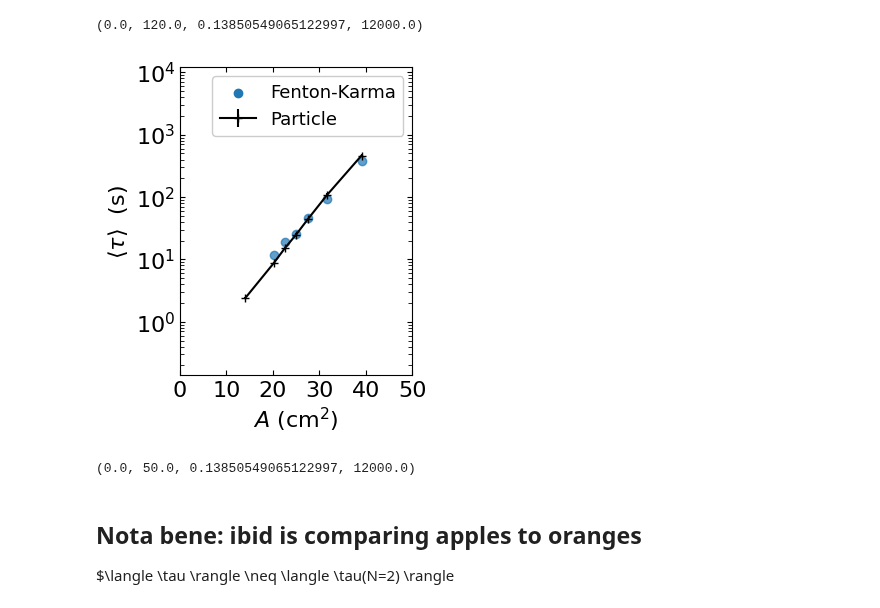
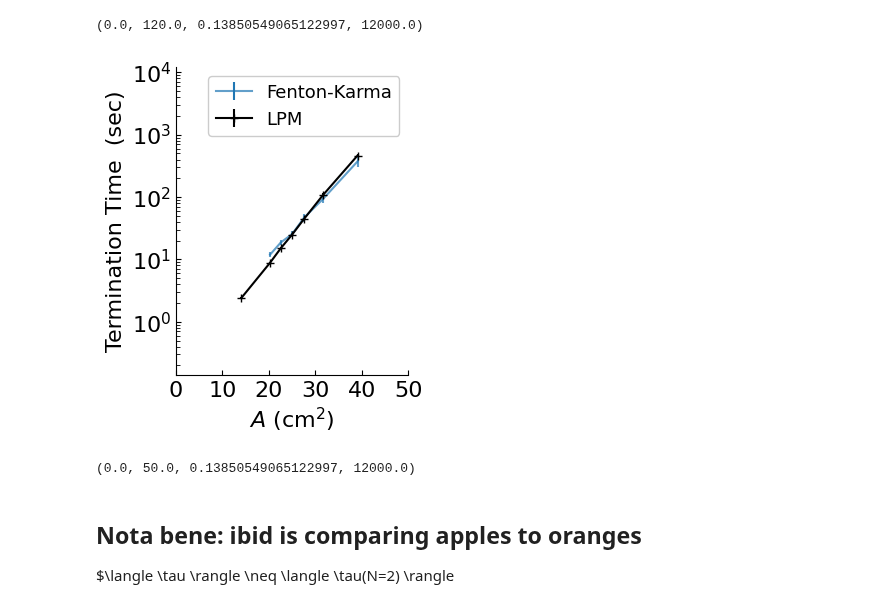
Before and after one commit to timtyree/bgmc, a Jupyter notebook: python/comparing termination time dependence on domain size.ipynb, the cells around one changed output. Saved outputs shown, nothing was run; the diff lists cells and outputs as text; code cells hidden in the pictures.

```diff
--- a/python/comparing termination time dependence on domain size.ipynb
+++ b/python/comparing termination time dependence on domain size.ipynb
@@ -303,21 +337,12 @@ max_num_points_to_show = 7
 fig,ax=plt.subplots(figsize=figsize)
 # color_lst = ['C0','C1']
 color_lst = ['k','r']
-#plot particle model results
-max_count_show = 1
-count = 0
-for i,(D,g) in enumerate(df_taul.groupby('D')):
-    count+= 1
-    if count<=max_count_show:
-        color = f"C{i}"
-        color = color_lst[i]
-    #     g.plot.scatter(x='A',y='tau',color=color,ax=ax,marker='+')
-    #     ax.errorbar(g['A'], g['tau'], yerr=g['Delta_tau'],color=color,marker='+')
-        ax.errorbar(g['A'].head(max_num_points_to_show), g['tau'].head(max_num_points_to_show), yerr=g['Delta_tau'].head(max_num_points_to_show),
-                    color=color,marker='+',label='Particle')
 
 #plot full model results
-ax.scatter(xfk,yfk,c='C0',alpha=alpha,label='Fenton-Karma')
+# ax.errorbar(xfk,yfk,Delta_yfk,c='C0',alpha=alpha,label='Fenton-Karma')
+ax.errorbar(xfk,yfk,(1.96*dyfk,1.96*dyfk),c='C0',alpha=alpha,label='Fenton-Karma')
+# ax.errorbar(xfk,yfk,yerr1=yfk-dyfk,yerr2=yfk+yfk,c='C0',alpha=alpha,label='Fenton-Karma')
+# ax.scatter(xfk,yfk,c='C0',alpha=alpha,label='Fenton-Karma')
 # ax.scatter(xlr,ylr,c='C1',alpha=alpha,label='Luo-Rudy')
 #plot the simulated annealing fits
 # # ax.scatter(xfk,yfk_pred,c='k',alpha=alpha,marker='+')#,label='Fenton-Karma')
@@ -335,41 +360,66 @@ ax.scatter(xfk,yfk,c='C0',alpha=alpha,label='Fenton-Karma')
 # ax.plot(xv,tau_pred_foofk(xv),':',color='gray')#,'k--',lw=2)
 # xv=np.linspace(10,180,10)
 # ax.plot(xv,tau_pred_foolr(xv),':',color='gray')#,'k--',lw=2)
+
+
+#plot particle model results
+max_count_show = 1
+count = 0
+for i,(D,g) in enumerate(df_taul.groupby('D')):
+    count+= 1
+    if count<=max_count_show:
+        color = f"C{i}"
+        color = color_lst[i]
+    #     g.plot.scatter(x='A',y='tau',color=color,ax=ax,marker='+')
+    #     ax.errorbar(g['A'], g['tau'], yerr=g['Delta_tau'],color=color,marker='+')
+        ax.errorbar(g['A'].head(max_num_points_to_show), g['tau'].head(max_num_points_to_show), yerr=g['Delta_tau'].head(max_num_points_to_show),
+                    color=color,marker='+',label='LPM')
+
 ax.set_xticks([0,50,100,150])
 # format_plot(ax=ax,xlabel=r'$a$ (cm$^2/$s)',ylabel=r'$\tau$  (s)',fontsize=16)
-format_plot(ax=ax,xlabel=r'$A$ (cm$^2$)',ylabel=r'$\langle\tau\rangle$  (s)',fontsize=16)
+# format_plot(ax=ax,xlabel=r'$A$ (cm$^2$)',ylabel=r'$\langle\tau\rangle$  (s)',fontsize=16)
+format_plot(ax=ax,xlabel=r'$A$ (cm$^2$)',ylabel=r'Termination Time  (sec)',fontsize=16)
 # ax.set_xscale('log')
 ax.set_yscale('log')
 ax.tick_params(top=True, right=True,direction='in',which='both')
 ax.tick_params(top=True, right=True,direction='in',which='minor',length=3)
 # ax.set_ylim([1e-2,100])
 # # AddLegend(ax=ax,xy=(-0.12,0.240),fontsize=fontsize-3)
 leg = ax.legend(loc='upper right',fontsize=fontsize-2)#,alpha=1.)#,frameon=False,ncol=1)
 # leg.set_alpha(1.)
 # , edgecolor="black")
 leg.get_frame().set_alpha(None)
 # leg.get_frame().set_facecolor((1, 1, 1, 1))
 # leg = ax.legend(loc='lower right',fontsize=fontsize-3.,frameon=False,ncol=1)
 for lh in leg.legendHandles:
     lh.set_alpha(1)
 # ax.set_ylim([0.31392551380514033, 4e9])
 ax.set_xlim([0.,50])
 # ax.set_xlim([0.,120])
 ax.set_xticks([0,25,50])
 ax.set_xticks([0,10,20,30,40,50])
 # ax.set_ylim([0.13850549065122997,12000])
 ax.set_ylim([0.13850549065122997,12000])
 # AddLege nd(ax=ax,xy=(0.05,0.990),fontsize=fontsize-3)
 # AddLegend(ax=ax,xy=(0.7,0.990),fontsize=fontsize-3)
 # AddLegend(ax=ax,xy=(0.4,0.990),fontsize=fontsize-3)
 # AddLegend(ax=ax,xy=(0.1,0.25),fontsize=fontsize-3)
 # ax.tick_params(axis='y', which='minor', left=True)
 # plt.minorticks_on()
+# Turn off the top and right spines
+ax.spines['top'].set_visible(False)
+ax.spines['right'].set_visible(False)
+
+# Optionally, you can also turn off the corresponding ticks and labels
+ax.tick_params(top=False, right=False)
+ax.tick_params(labeltop=False, labelright=False)
+ax.yaxis.set_tick_params(which='minor', right=False)
+
 plt.show()
 ax.axis()
 #og src: http://localhost:8888/notebooks/Simulating%20the%20paired%20birth%20death%20process.ipynb
 # %% [output]
-[figure, old version]
+[figure, new version]
 (0.0, 50.0, 0.13850549065122997, 12000.0)
 # %%
 # break
```
Also changed, not shown: parts of 3 cells of this notebook, 2 other files.
